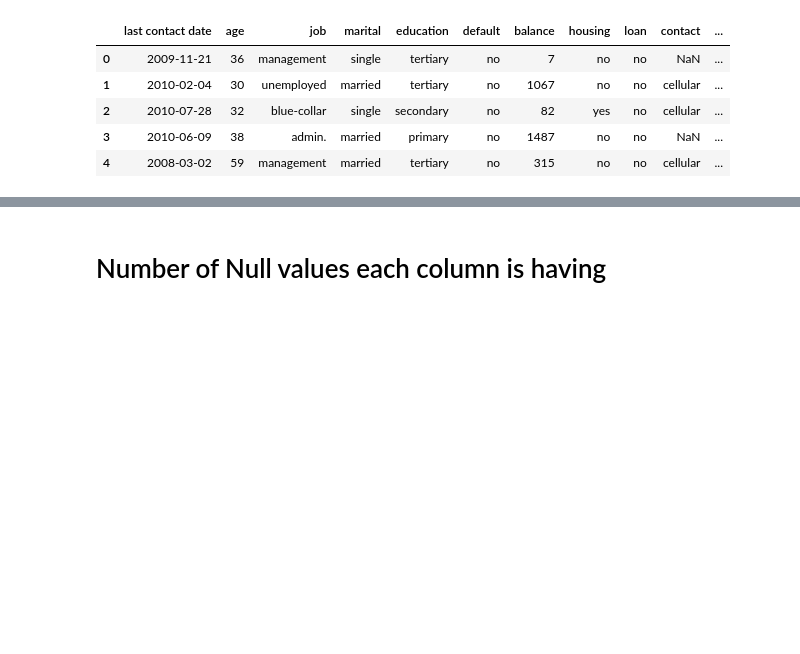
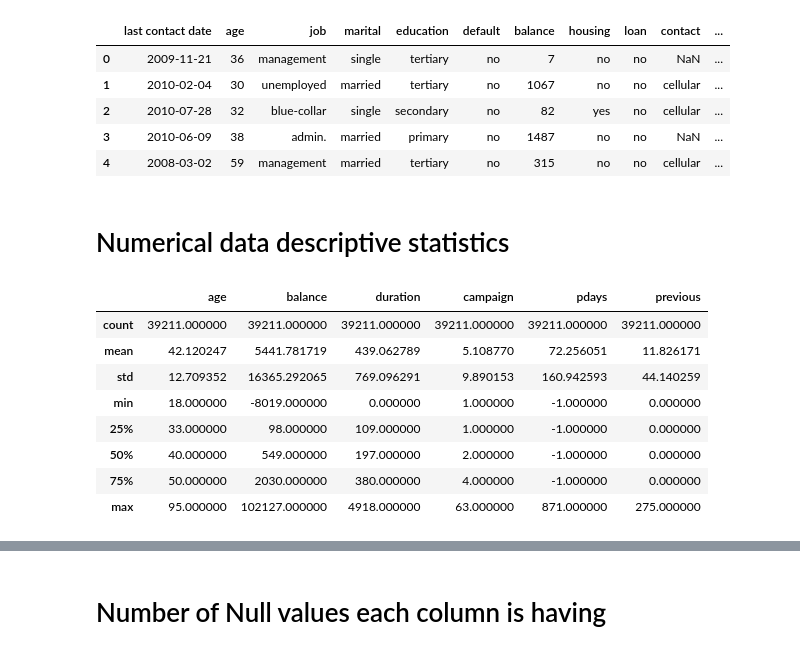
Before and after one commit to linisha04/Predict-the-Success-of-Bank-telemarketing, a Jupyter notebook: liniiiii.ipynb, the cells around one changed output, grey strips where cells are left out. Saved outputs shown, nothing was run; the diff lists cells and outputs as text; code cells hidden in the pictures; blank space fills up the shorter version.

```diff
--- a/liniiiii.ipynb
+++ b/liniiiii.ipynb
@@ -99,3 +99,17 @@ test.head(5)
 | 2 | 2010-07-28 | 32 | blue-collar | single | secondary | no | 82 | yes | no | cellular | ... |
 | 3 | 2010-06-09 | 38 | admin. | married | primary | no | 1487 | no | no | NaN | ... |
 | 4 | 2008-03-02 | 59 | management | married | tertiary | no | 315 | no | no | cellular | ... |
+# %% [markdown]
+# Numerical data descriptive statistics
+# %%
+train.describe()
+# %% [output]
+|  | age | balance | duration | campaign | pdays | previous |
+| count | 39211.000000 | 39211.000000 | 39211.000000 | 39211.000000 | 39211.000000 | 39211.000000 |
+| mean | 42.120247 | 5441.781719 | 439.062789 | 5.108770 | 72.256051 | 11.826171 |
+| std | 12.709352 | 16365.292065 | 769.096291 | 9.890153 | 160.942593 | 44.140259 |
+| min | 18.000000 | -8019.000000 | 0.000000 | 1.000000 | -1.000000 | 0.000000 |
+| 25% | 33.000000 | 98.000000 | 109.000000 | 1.000000 | -1.000000 | 0.000000 |
+| 50% | 40.000000 | 549.000000 | 197.000000 | 2.000000 | -1.000000 | 0.000000 |
+| 75% | 50.000000 | 2030.000000 | 380.000000 | 4.000000 | -1.000000 | 0.000000 |
+| max | 95.000000 | 102127.000000 | 4918.000000 | 63.000000 | 871.000000 | 275.000000 |
```
Also changed, not shown: parts of 8 cells of this notebook.
